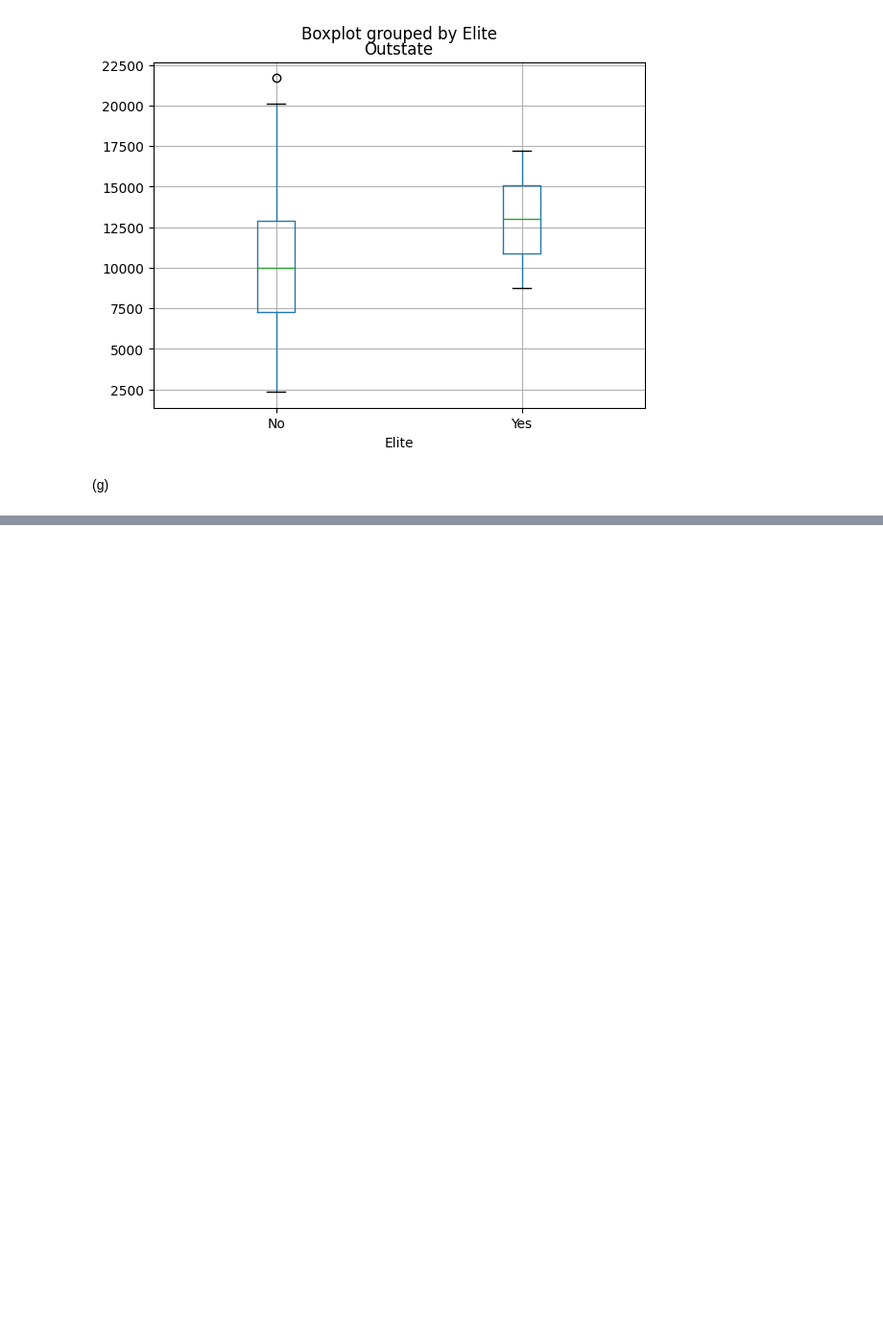
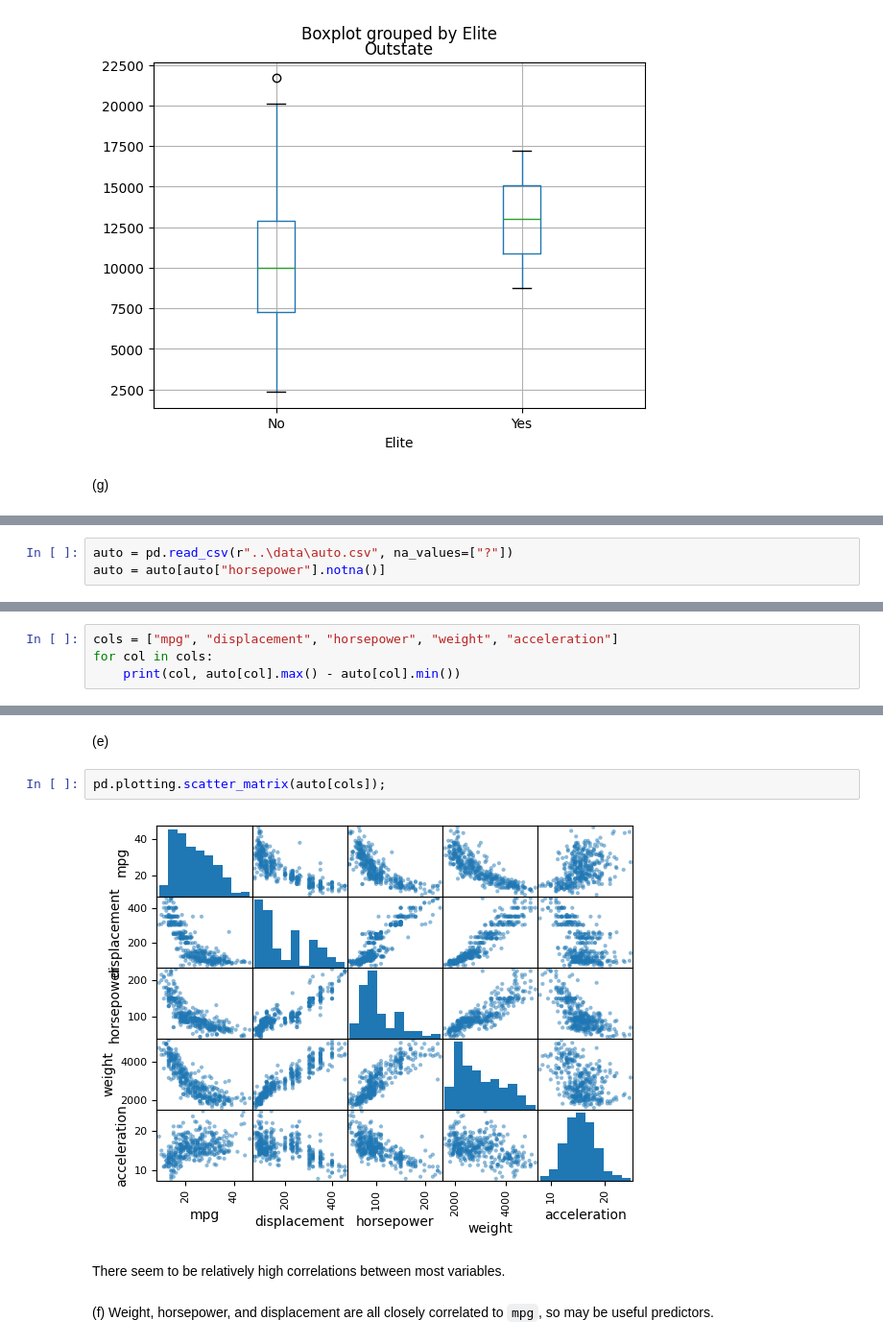
Before and after one commit to NedStickler/islp, a Jupyter notebook: src/chapter_2.ipynb, the cells around one changed output, grey strips where cells are left out. Shown at 96% size. Drawn from its saved outputs; the diff is of its cells as text; blank space fills up the shorter version.

```diff
--- a/src/chapter_2.ipynb
+++ b/src/chapter_2.ipynb
@@ -1161,0 +1159,3 @@ axes[1, 1].hist(college[cols], bins=100);
+# %%
+auto = pd.read_csv(r"..\data\auto.csv", na_values=["?"])
+auto = auto[auto["horsepower"].notna()]
@@ -1161,0 +1178,4 @@ axes[1, 1].hist(college[cols], bins=100);
+# %%
+cols = ["mpg", "displacement", "horsepower", "weight", "acceleration"]
+for col in cols:
+    print(col, auto[col].max() - auto[col].min())
@@ -1161,0 +1211,10 @@ axes[1, 1].hist(college[cols], bins=100);
+# %% [markdown]
+(e)
+# %%
+pd.plotting.scatter_matrix(auto[cols]);
+# %% [output]
+[figure, added]
+# %% [markdown]
+There seem to be relatively high correlations between most variables.
+# %% [markdown]
+(f) Weight, horsepower, and displacement are all closely correlated to `mpg`, so may be useful predictors.
```
Also changed, not shown: parts of 12 cells of this notebook.
